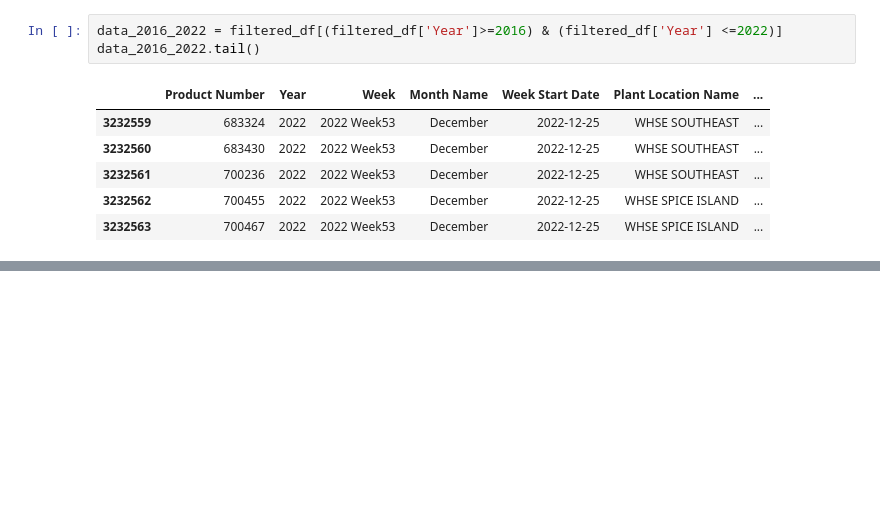
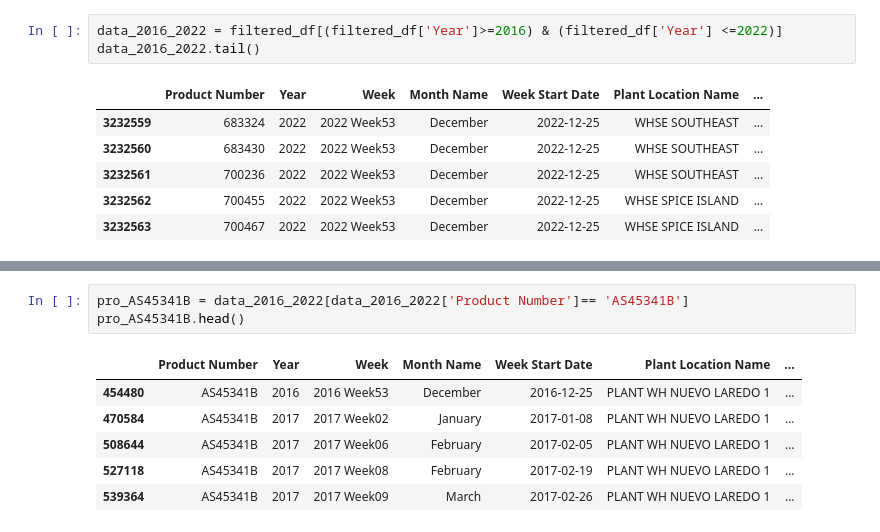
Before and after one commit to bilaalmunir/DataScience-OrderQuantity-Forecasting, a Jupyter notebook: main.ipynb, the cells around one changed output, grey strips where cells are left out. Cells and saved outputs as stored; diff of their text form; blank space fills up the shorter version.

```diff
--- a/main.ipynb
+++ b/main.ipynb
@@ -189,0 +232,10 @@ np.int64(71709)
+# %%
+pro_AS45341B = data_2016_2022[data_2016_2022['Product Number']== 'AS45341B']
+pro_AS45341B.head()
+# %% [output]
+|  | Product Number | Year | Week | Month Name | Week Start Date | Plant Location Name | ... |
+| 454480 | AS45341B | 2016 | 2016 Week53 | December | 2016-12-25 | PLANT WH NUEVO LAREDO 1 | ... |
+| 470584 | AS45341B | 2017 | 2017 Week02 | January | 2017-01-08 | PLANT WH NUEVO LAREDO 1 | ... |
+| 508644 | AS45341B | 2017 | 2017 Week06 | February | 2017-02-05 | PLANT WH NUEVO LAREDO 1 | ... |
+| 527118 | AS45341B | 2017 | 2017 Week08 | February | 2017-02-19 | PLANT WH NUEVO LAREDO 1 | ... |
+| 539364 | AS45341B | 2017 | 2017 Week09 | March | 2017-02-26 | PLANT WH NUEVO LAREDO 1 | ... |
```
Also changed, not shown: parts of 9 cells of this notebook, 1 other file.
